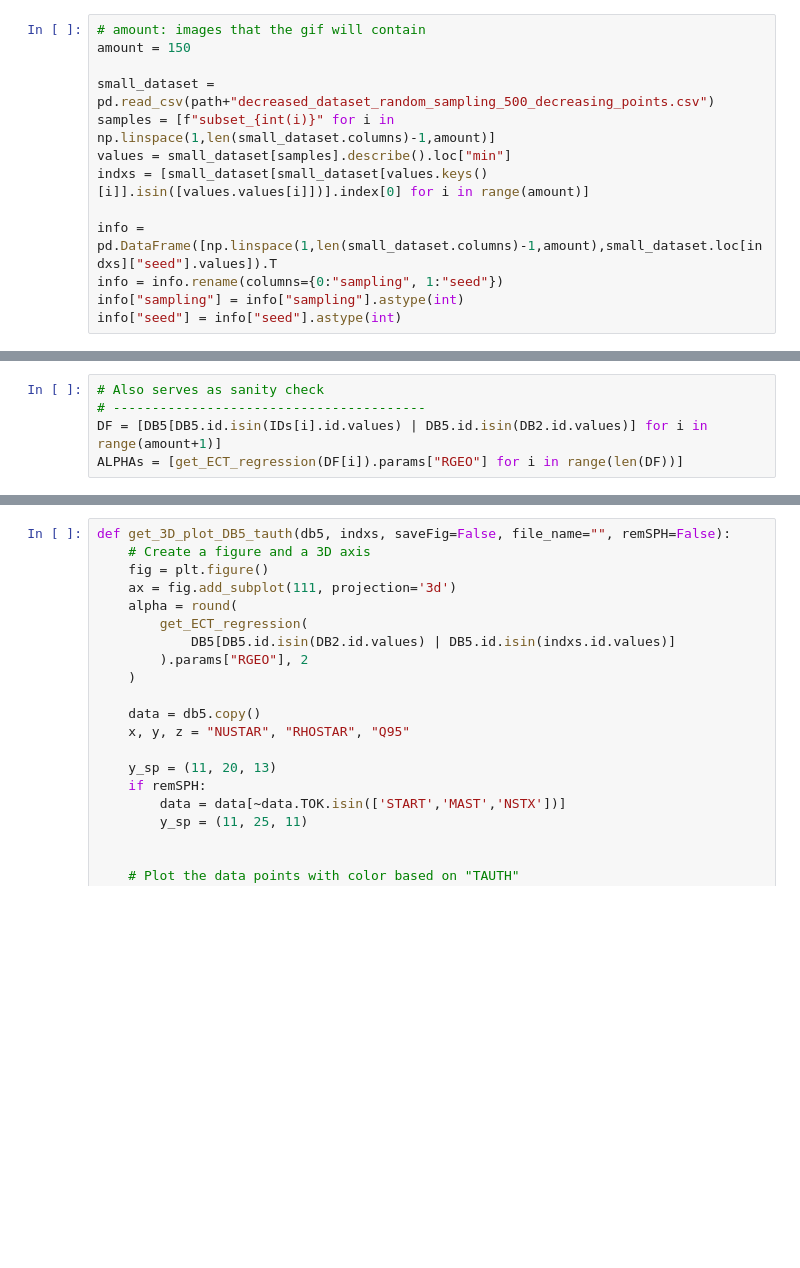
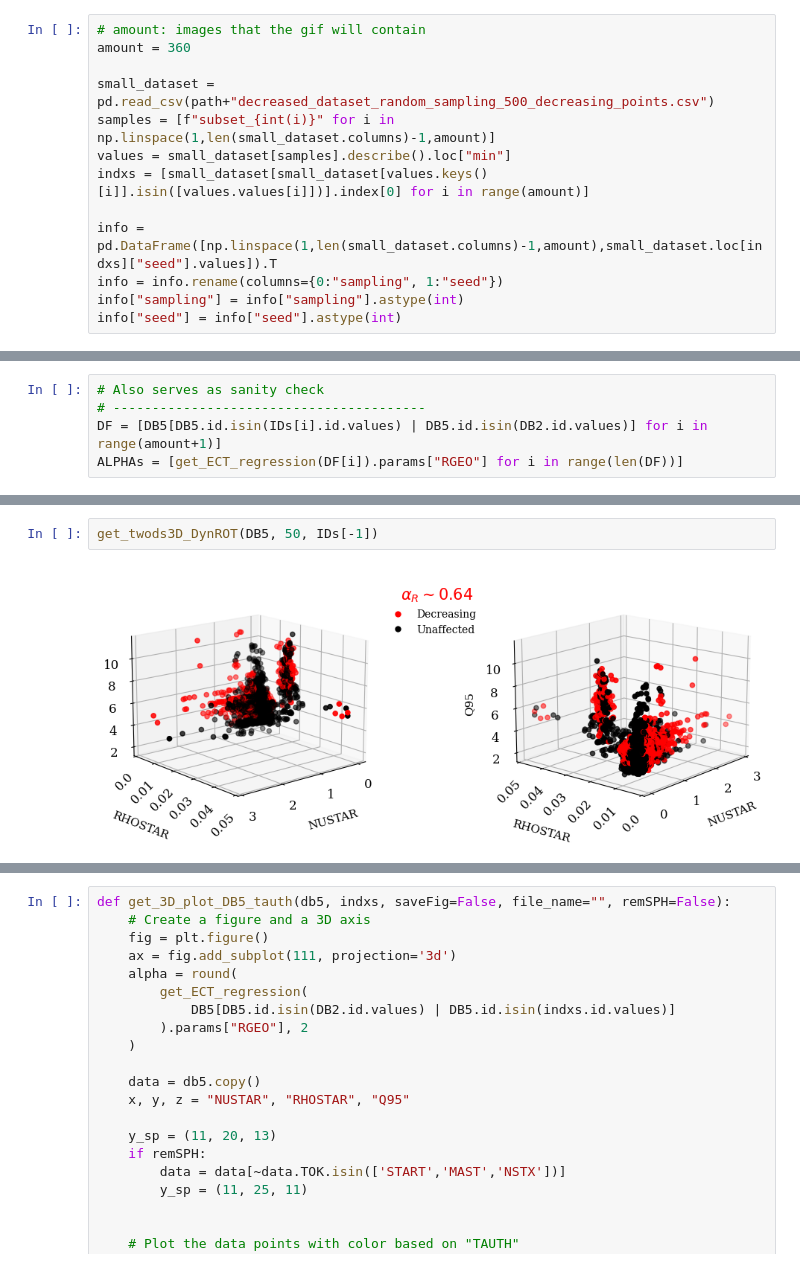
Before and after one commit to Chinnasf/FUSION-EP-Master-Thesis, a Jupyter notebook: Tokamak Interpretation/GIF/RHO_NUSTAR_ ( Q95 | BETASTAR ).ipynb, the cells around one changed output, grey strips where cells are left out. Cells and saved outputs as stored; diff of their text form; blank space fills up the shorter version.

```diff
--- a/Tokamak Interpretation/GIF/RHO_NUSTAR_ ( Q95 | BETASTAR ).ipynb
+++ b/Tokamak Interpretation/GIF/RHO_NUSTAR_ ( Q95 | BETASTAR ).ipynb
@@ -240,6 +241,6 @@ imageio.mimsave(output_file, [imageio.imread(file) for file in image_files], fps
 # %%
 # amount: images that the gif will contain
-amount = 150
+amount = 360
 
 small_dataset = pd.read_csv(path+"decreased_dataset_random_sampling_500_decreasing_points.csv")
 samples = [f"subset_{int(i)}" for i in np.linspace(1,len(small_dataset.columns)-1,amount)]
@@ -271,3 +355,7 @@ ALPHAs = [get_ECT_regression(DF[i]).params["RGEO"] for i in range(len(DF))]
+# %%
+get_twods3D_DynROT(DB5, 50, IDs[-1])
+# %% [output]
+[figure, added]
 # %%
 def get_3D_gif_DB5_label(db5, rotation, indxs, saveFig=False, file_name=""):
     # Create a figure and a 3D axis
```
Also changed, not shown: parts of 19 cells of this notebook, 1 other file.
